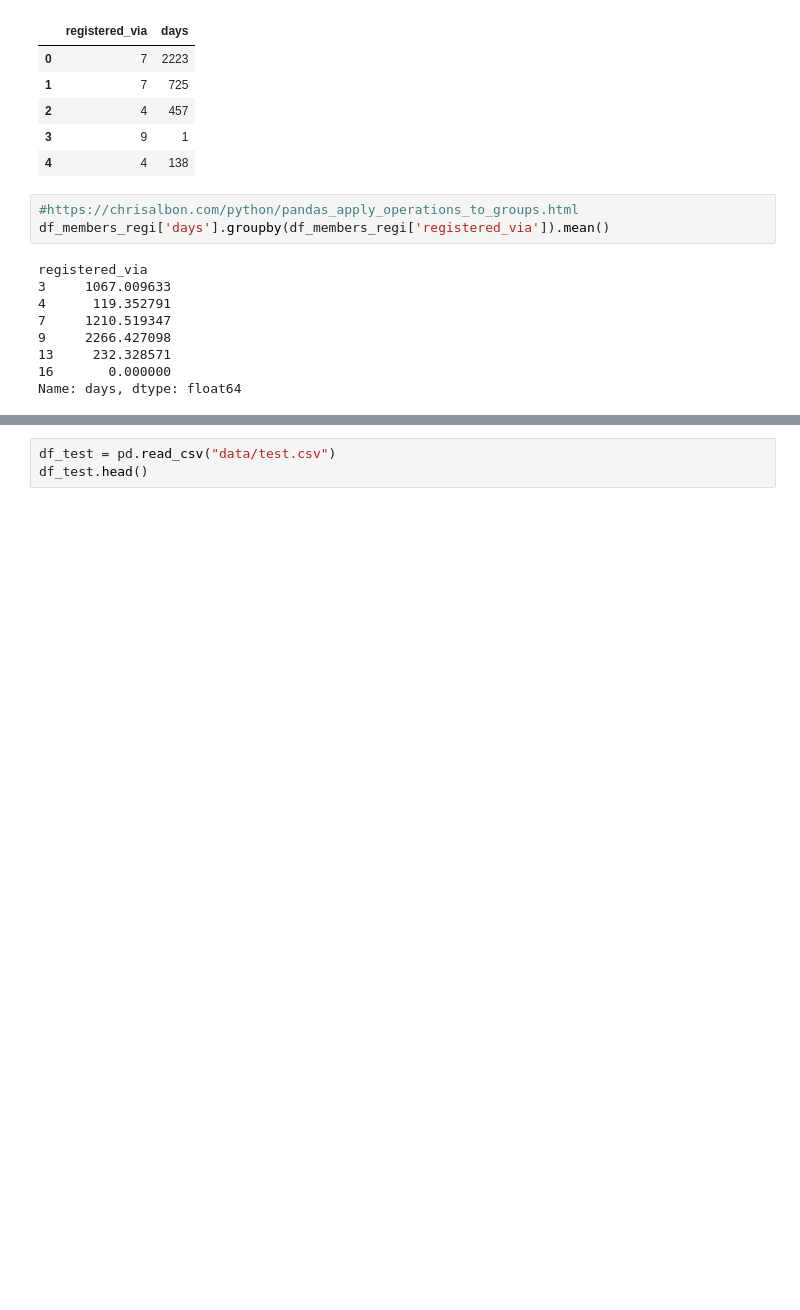
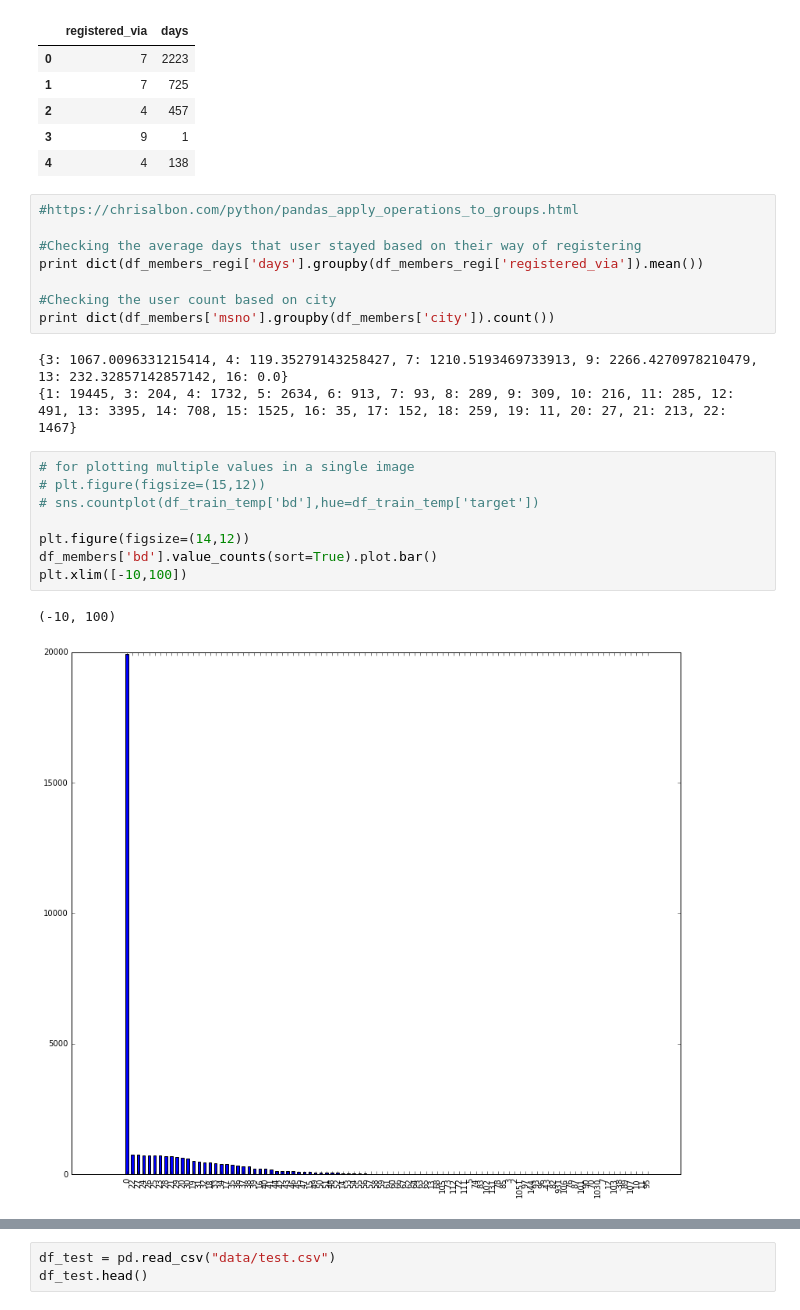
Before and after one commit to srimi/music-recommender, a Jupyter notebook: eda_1.ipynb, the cells around one changed output, grey strips where cells are left out. Cells and saved outputs as stored; diff of their text form; blank space fills up the shorter version.

```diff
--- a/eda_1.ipynb
+++ b/eda_1.ipynb
@@ -186,13 +281,23 @@ See the caveats in the documentation: http://pandas.pydata.org/pandas-docs/stabl
 | 4 | 4 | 138 |
 # %%
 #https://chrisalbon.com/python/pandas_apply_operations_to_groups.html
-df_members_regi['days'].groupby(df_members_regi['registered_via']).mean()
+
+#Checking the average days that user stayed based on their way of registering
+print dict(df_members_regi['days'].groupby(df_members_regi['registered_via']).mean())
+
+#Checking the user count based on city
+print dict(df_members['msno'].groupby(df_members['city']).count())
 # %% [output]
-registered_via
-3     1067.009633
-4      119.352791
-7     1210.519347
-9     2266.427098
-13     232.328571
-16       0.000000
-Name: days, dtype: float64
+{3: 1067.0096331215414, 4: 119.35279143258427, 7: 1210.5193469733913, 9: 2266.4270978210479, 13: 232.32857142857142, 16: 0.0}
+{1: 19445, 3: 204, 4: 1732, 5: 2634, 6: 913, 7: 93, 8: 289, 9: 309, 10: 216, 11: 285, 12: 491, 13: 3395, 14: 708, 15: 1525, 16: 35, 17: 152, 18: 259, 19: 11, 20: 27, 21: 213, 22: 1467}
+# %%
+# for plotting multiple values in a single image
+# plt.figure(figsize=(15,12))
+# sns.countplot(df_train_temp['bd'],hue=df_train_temp['target'])
+
+plt.figure(figsize=(14,12))
+df_members['bd'].value_counts(sort=True).plot.bar()
+plt.xlim([-10,100])
+# %% [output]
+(-10, 100)
+[figure, added]
```
Also changed, not shown: parts of 6 cells of this notebook.
